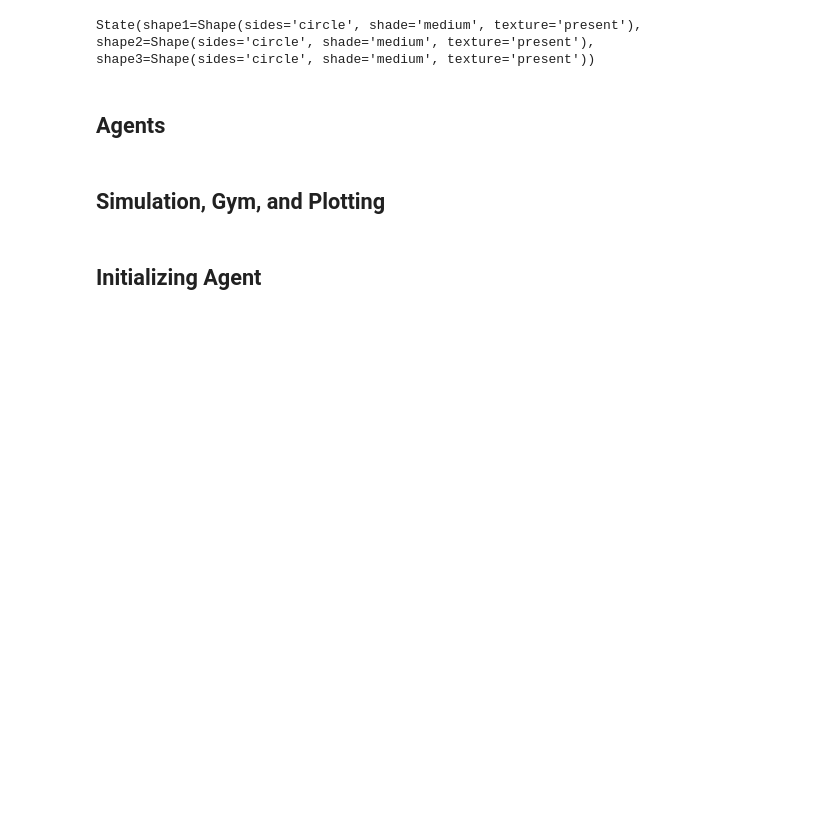
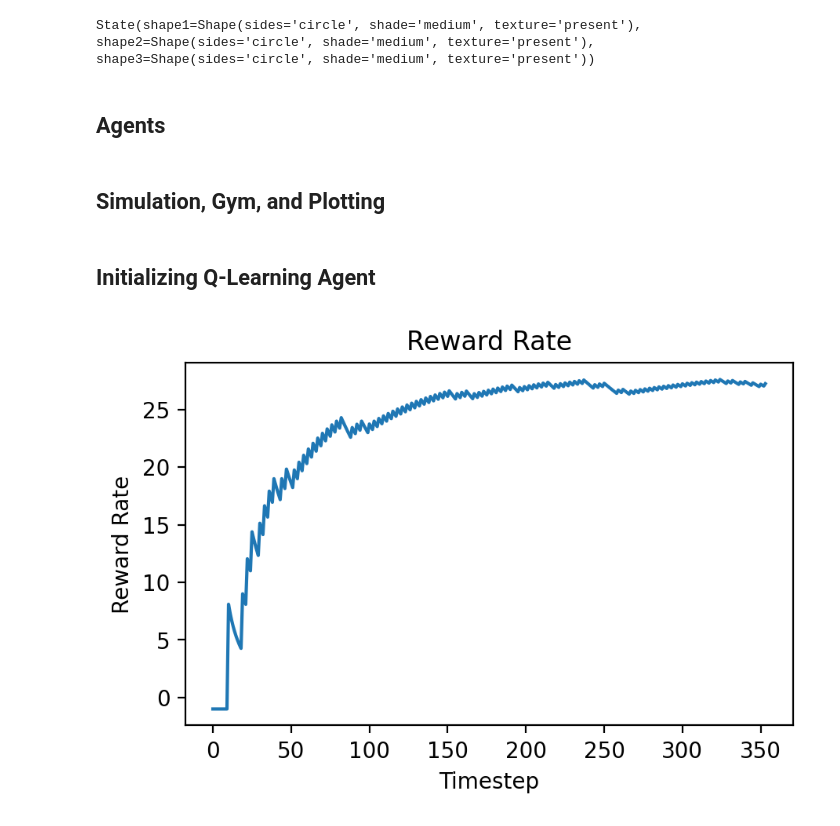
Before and after one commit to zhaobn/goals, a Jupyter notebook: mdp/rl-agent.ipynb, the cells around one changed output. Cells and saved outputs as stored; diff of their text form; code cells hidden in the pictures; blank space fills up the shorter version.

Commit message:
goal pursuit planner + simulation prep

```diff
--- a/mdp/rl-agent.ipynb
+++ b/mdp/rl-agent.ipynb
@@ -304,7 +342,7 @@ class TDLearningSimulationResult:
         self.trajectory = trajectory
         self.state_values = state_values
         self.policy = policy
-        self.sw = sw
+        self.sw = sw # shape world
 
     def plot_timestep(self, timestep):
         raise NotImplementedError
@@ -320,6 +358,21 @@ class TDLearningSimulationResult:
         gwp = self.sw.plot(ax=axes[1])
         gwp.plot_location_map(self.state_values[timestep])
         gwp.ax.set_title(f"State Values at Timestep {timestep}")
+
+    def rewards(self):
+        '''
+        Get the rewards at each time step. Recall that trajectory has format:
+        trajectory.append((state, action, reward, new_state, done))
+        '''
+        return np.array([r for _, _, r, _, _ in self.trajectory])
+
+    def plot_reward_rate(self, ax=None):
+        if ax is None:
+            fig, ax = plt.subplots(1, 1, figsize=(5, 3), dpi=200)
+        _ = ax.plot(self.rewards().cumsum() / np.arange(1, len(self.rewards()) + 1))
+        ax.set_title("Reward Rate")
+        ax.set_xlabel("Timestep")
+        ax.set_ylabel("Reward Rate")
 # %%
 def simulation_loop(
         *,
@@ -329,6 +382,12 @@ def simulation_loop(
         max_steps : int,
         seed: int,
 ) -> TDLearningSimulationResult:
+    '''
+    Runs a RL simulation and conveniently stores the results.
+
+    Returns:
+        TDLearningSimulationResult
+    '''
 
     # both initialize and reset the Q values
     policy.reset()
@@ -338,7 +397,7 @@ def simulation_loop(
 
     # episodes loop
     for _ in tqdm(range(n_episodes), desc="Episodes"):
-        # TODO: finish implementing the rest function
+        # TODO: finish implementing the reset function
         state_idx, _ = env.reset(seed=rng.randint(0, 2**32 - 1))
         state = env.mdp.state_space[state_idx]
 
@@ -361,19 +420,20 @@ def simulation_loop(
                 for s in env.mdp.state_space
             })
 
+            # if we reach the termination condition (an absorbing state), simulation is done.
             if done:
                 break
             state = new_state
         policy.end_episode()
     return TDLearningSimulationResult(trajectory, state_values, policy, env.mdp)
 # %% [markdown]
-## Initializing Agent
+## Initializing Q-Learning Agent
 # %%
 # Make Shape World + Environment/Gym
-# Make shape world
+# Make shape world and set the goal state
 shape1 = Shape(sides='circle', shade='medium', texture='present')
 shape2 = Shape(sides='square', shade='low', texture='present')
-goal = State(shape2, shape1, shape1)
+goal = State(shape1, shape1, shape1)
 shape_world = ShapeWorld(goal=goal, discount_rate=0.8)
 shape_world
 
@@ -394,8 +454,11 @@ results = simulation_loop(
     env = shape_env,
     policy = qlearner,
     n_episodes=100,
-    max_steps=100,
+    max_steps=1000,
     seed = None
 )
-
-# Plot the results
+# %%
+# Plot the results
+results.plot_reward_rate()
+# %% [output]
+[figure, added]
```
Also changed, not shown: parts of 10 cells of this notebook, 6 other files.
